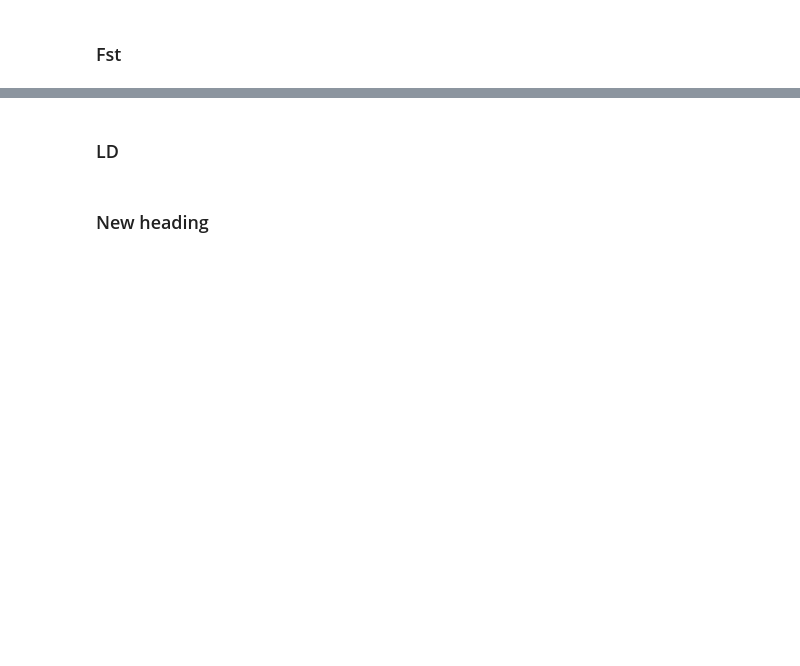
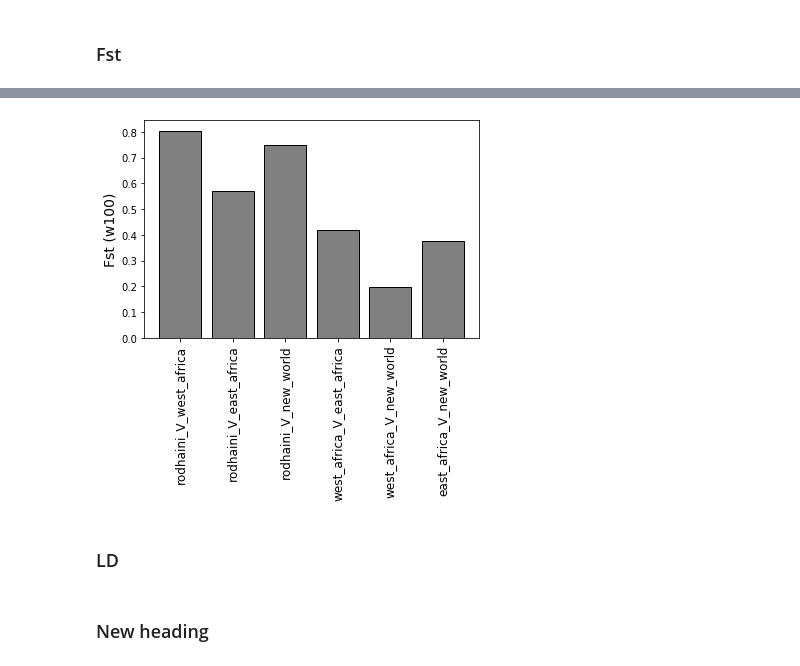
Before and after one commit to nealplatt/sch_man_nwinvasion, a Jupyter notebook: sch_man_nwinvasion.ipynb, the cells around one changed output, grey strips where cells are left out. Cells and saved outputs as stored; diff of their text form; code cells hidden in the pictures; blank space fills up the shorter version.

```diff
--- a/sch_man_nwinvasion.ipynb
+++ b/sch_man_nwinvasion.ipynb
@@ -1136,6 +1120,9 @@ for fst_comparison in fst_comparisons:
 
 fst_outfile.close()
 # %%
+import matplotlib.pyplot as plt
+#import numpy as np
+
 #start plotting in matplot
 plt.bar(x = list(range(0,len(fsts))),
         height     = fsts,
@@ -1149,3 +1136,6 @@ plt.ylabel("Fst (w" + str(blen_window) + ")", fontsize=14)
 #save as svg and png
 plt.savefig("results/fst/schman_average_fst.svg", format="svg")
 plt.savefig("results/fst/schman_average_fst.png", format="png")
+
+plt
+# %% [output]
@@ -1152,3 +1143,4 @@ plt.savefig("results/fst/schman_average_fst.png", format="png")
+[figure, added]
 # %% [markdown]
 ### LD
 # %%
```
Also changed, not shown: parts of 6 cells of this notebook.
